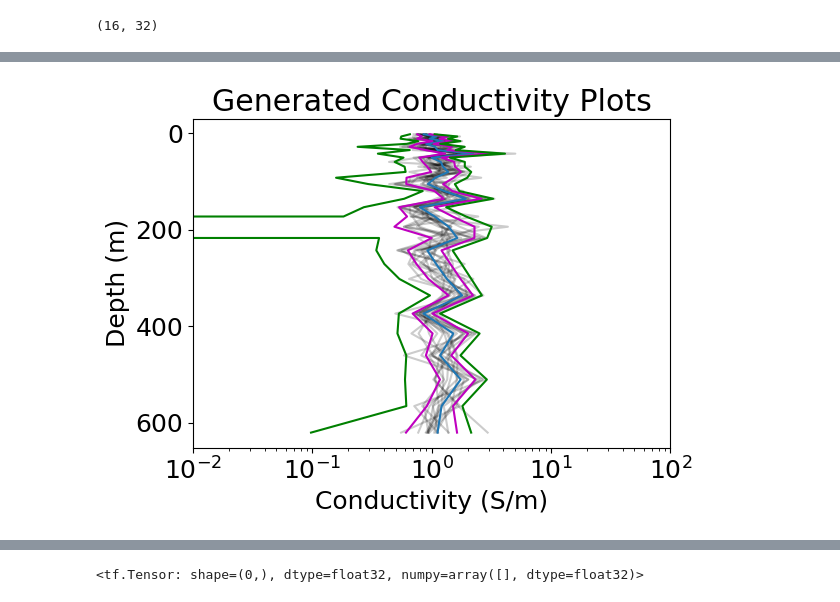
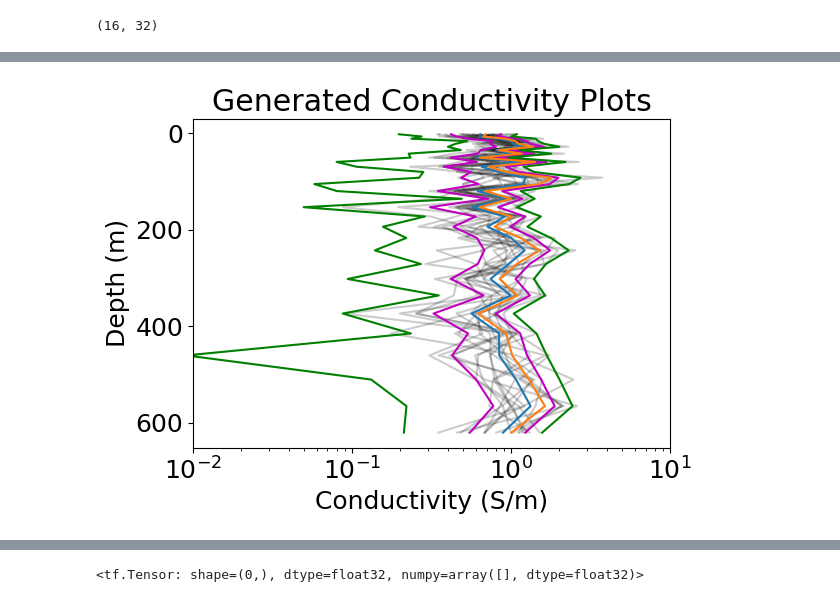
Before and after one commit to sarafhirsch/EM-CVAE-Graduate_Research, a Jupyter notebook: MT_64_Updated.ipynb, the cells around one changed output, grey strips where cells are left out. Drawn from its saved outputs; the diff is of its cells as text; code cells hidden in the pictures.

```diff
--- a/MT_64_Updated.ipynb
+++ b/MT_64_Updated.ipynb
@@ -271,31 +326,4 @@ print(x_train_raw1)
 # %%
-# compute stds
-model_std = np.std(x_train.flatten())
-#mt_data_file = 'KGS_MT.npy'
-#os.remove(mt_data_file)
-#try:
-#    all_data = tf.convert_to_tensor(np.load(mt_data_file))
-#except FileNotFoundError:
-#    all_data = network.predict_tanh(x_train)
-#    np.save(mt_data_file, all_data.numpy())
-train_data = network.predict_tanh(x_train1)
-# print(train_data)
-print("train data", train_data)
-print('.........')
-raw_train_data = network.predict_tanh(x_train_raw1)
-# log_train_data = tf.math.log(-train_data)
-#print('log_train_data'log_train_data.shape)
-print("raw_train_data", raw_train_data)
-
-validate_data = network.predict_tanh(x_validate1)
-raw_validate_data = network.predict_tanh(x_validate_raw1)
-
-# test1_data = network.predict_tanh(x_test1)
-# log_test1_data = tf.math.log(-test1_data)
-
-# test2_data = network.predict_tanh(x_test2)
-# log_test2_data = tf.math.log(-test2_data)
-
 # # Create batches and shuffle
 BATCH_SIZE = 80
 
@@ -320,7 +348,7 @@ validate_dataset = tf.data.Dataset.from_tensor_slices((
 model_std_vec = np.std(x_train1, axis=0)
 model_std_vec = np.reshape(model_std_vec, (n_cells))
 # # compute relative std
-mean_train_data = np.mean(train_data.numpy(), axis=0)
+mean_train_data = np.mean(train_data, axis=0)
 rel_data_std = np.abs(mean_train_data)
 
 # same for model, but mean over all
@@ -872,24 +884,25 @@ plt.semilogx(mean_cond, plot_depths)
 # %%
 fig, ax = plt.subplots()
 for log in zmd2_logs:
     if len(log) != len(plot_depths):
         log = np.delete(log, [-2,-1])
     ax.semilogx(log, plot_depths, c='k', alpha=0.2)
 ax.semilogx(mean_cond, plot_depths)
 ax.semilogx(mean_cond+std_cond,plot_depths, c='m')
 ax.semilogx(mean_cond-std_cond, plot_depths, c='m')
 ax.semilogx(mean_cond+2*std_cond, plot_depths, c='g') # type: ignore
-ax.semilogx(mean_cond-2*std_cond, plot_depths, c='g')
+ax.semilogx(np.abs(mean_cond-2*std_cond), plot_depths, c='g')
+ax.semilogx(mean_cond+std_cond**2, plot_depths)
 ax.invert_yaxis()
 ax.axes.set_xlabel("Conductivity (S/m)")
 ax.axes.set_ylabel("Depth (m)")
-ax.axes.set_xlim(1e-2, 1e2)
+ax.axes.set_xlim(1e-2, 1e1)
 ax.axes.set_title('Generated Conductivity Plots')
 plt.tight_layout()
-plt.savefig('Preliminary_generated_plots.jpg')
+plt.savefig('Preliminary_generated_plots_mean&2std.jpg')
 plt.show()
 # %% [output]
-[figure, old version]
+[figure, new version]
 # %%
 network.plot_data(latent=zmd2)
 # %% [output]
```
Also changed, not shown: parts of 22 cells of this notebook, 21 other files.
